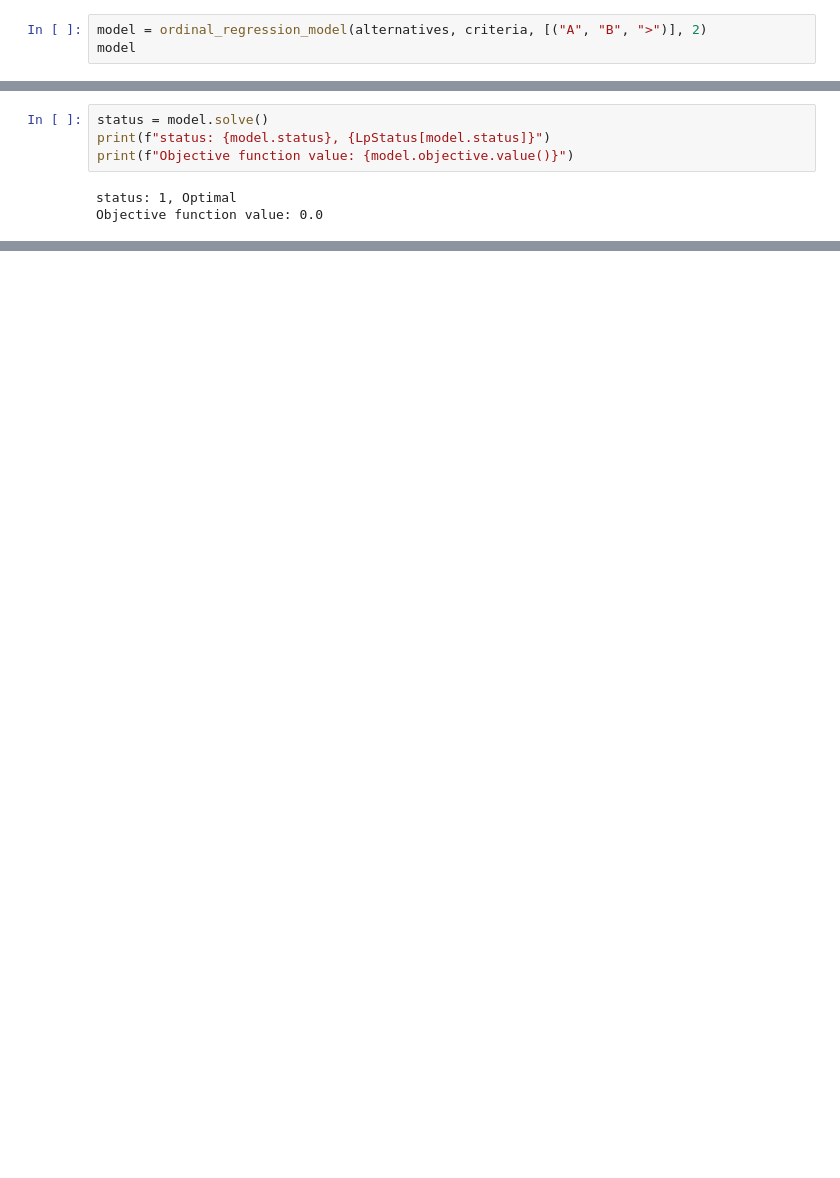
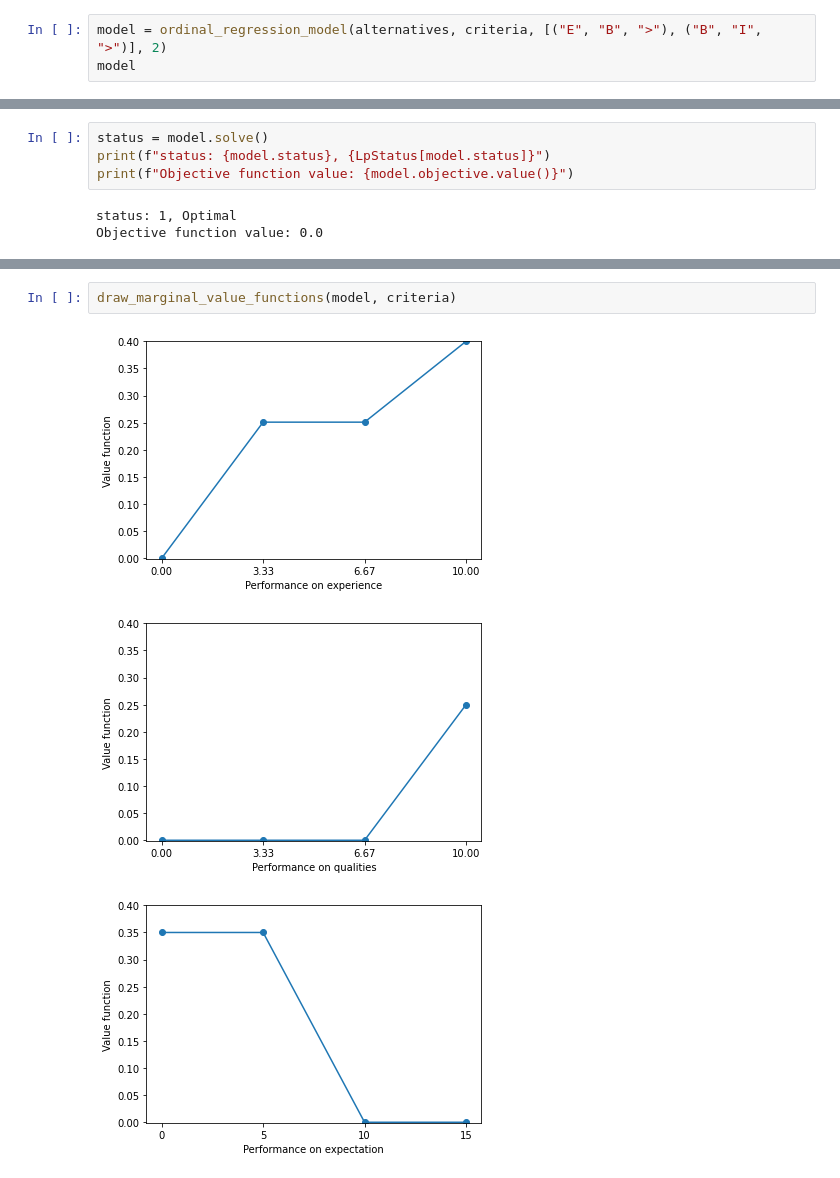
Before and after one commit to Garbarkozaurus/put-DA-project2, a Jupyter notebook: uta.ipynb, the cells around one changed output, grey strips where cells are left out. Cells and saved outputs as stored; diff of their text form; blank space fills up the shorter version.

Commit message:
Fix model generation, plot mariginal val functions

```diff
--- a/uta.ipynb
+++ b/uta.ipynb
@@ -145,5 +192,5 @@ def ordinal_regression_model(alternatives: pd.DataFrame, criteria: pd.DataFrame,
     return model
 # %%
-model = ordinal_regression_model(alternatives, criteria, [("A", "B", ">")], 2)
+model = ordinal_regression_model(alternatives, criteria, [("E", "B", ">"), ("B", "I", ">")], 2)
 model
 # %% [output]
@@ -194,0 +302,6 @@ for var in model.variables():
+# %%
+draw_marginal_value_functions(model, criteria)
+# %% [output]
+[figure, added]
+[figure, added]
+[figure, added]
```
Also changed, not shown: parts of 9 cells of this notebook.
